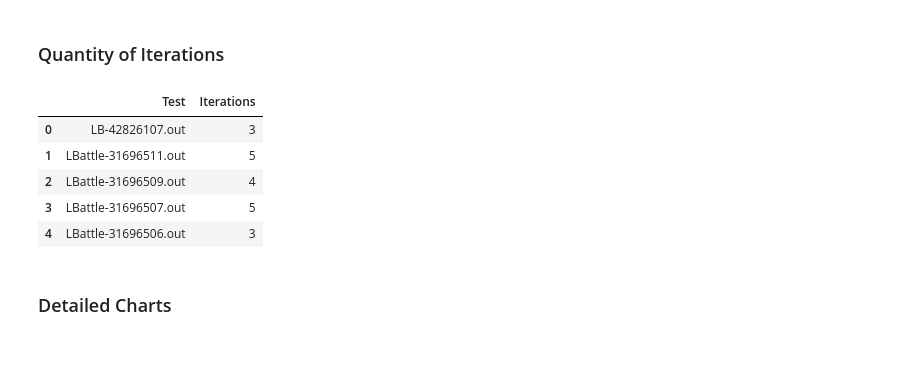
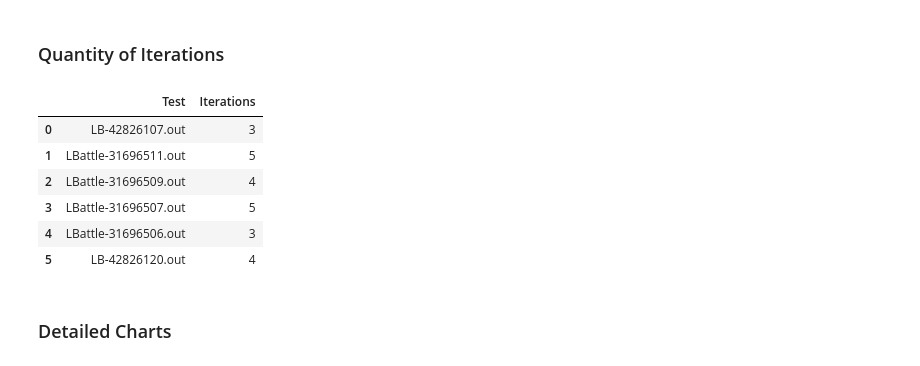
Before and after one commit to rubensolv/papers_briefing, a Jupyter notebook: _notebooks/2020-05-25-dsl-league-evaluation.ipynb, the cells around one changed output. Drawn from its saved outputs; the diff is of its cells as text; code cells hidden in the pictures.

```diff
--- a/_notebooks/2020-05-25-dsl-league-evaluation.ipynb
+++ b/_notebooks/2020-05-25-dsl-league-evaluation.ipynb
@@ -30,15 +30,16 @@ import numpy as np
 # %%
 #collapse-hide
 l = [['LB-42826107.out', 3], ['LBattle-31696511.out', 5], ['LBattle-31696509.out', 4], ['LBattle-31696507.out', 5], ['LBattle-31696506.out', 3], ['LB-42826120.out', 4]]
 df = pd.DataFrame(l, columns=['Test','Iterations'])
-df.head()
+df.head(6)
 # %% [output]
 |  | Test | Iterations |
 | 0 | LB-42826107.out | 3 |
 | 1 | LBattle-31696511.out | 5 |
 | 2 | LBattle-31696509.out | 4 |
 | 3 | LBattle-31696507.out | 5 |
 | 4 | LBattle-31696506.out | 3 |
+| 5 | LB-42826120.out | 4 |
 # %% [markdown]
 ### Detailed Charts
 # %%
```
